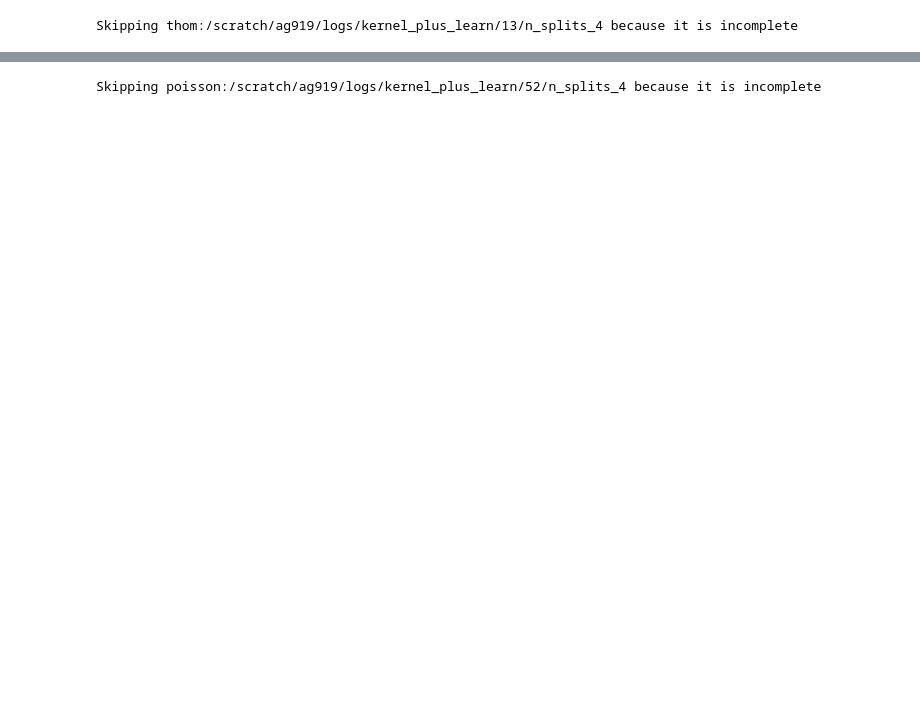
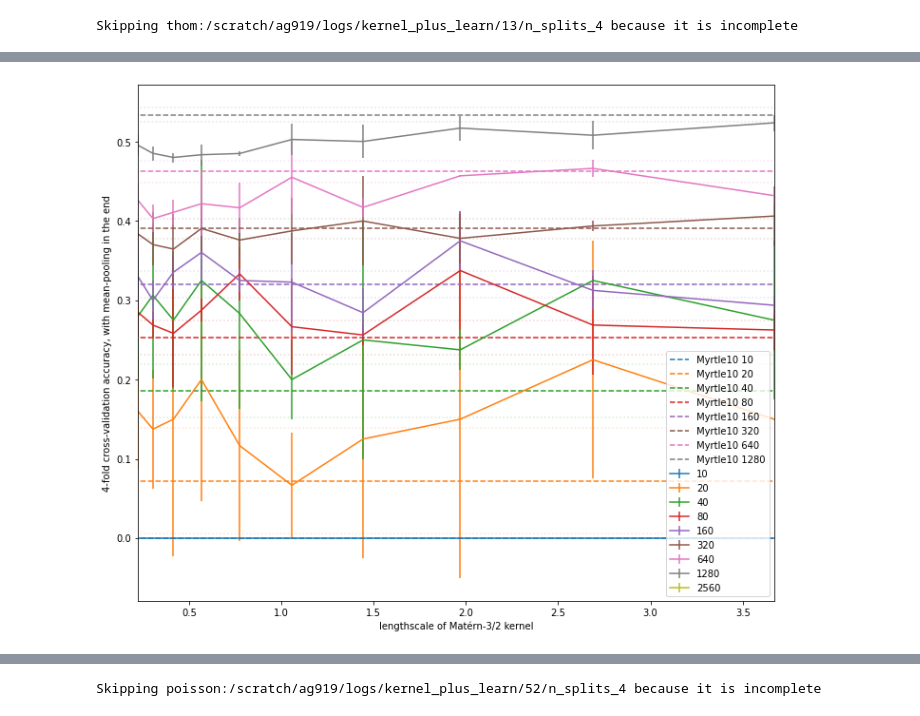
Before and after one commit to rhaps0dy/cnn-limits, a Jupyter notebook: notebooks/Inner TICK plots.ipynb, the cells around one changed output, grey strips where cells are left out. Cells and saved outputs as stored; diff of their text form; code cells hidden in the pictures; blank space fills up the shorter version.

```diff
--- a/notebooks/Inner TICK plots.ipynb
+++ b/notebooks/Inner TICK plots.ipynb
@@ -237,3 +265,6 @@ tick_v3_df, tick_v3_err = plottable_sweep(*args_v3)
 args_v4 = build_sweep(m10_v4_paths, 'Myrtle10_replaced_tick_v4_sweep', "n_splits_4")
 # %%
 tick_v4_df, tick_v4_err = plottable_sweep(*args_v4)
+plot_tick(tick_v4_df, tick_v4_err)
+# %% [output]
+[figure, added]
```
Also changed, not shown: parts of 13 cells of this notebook, 8 other files.
